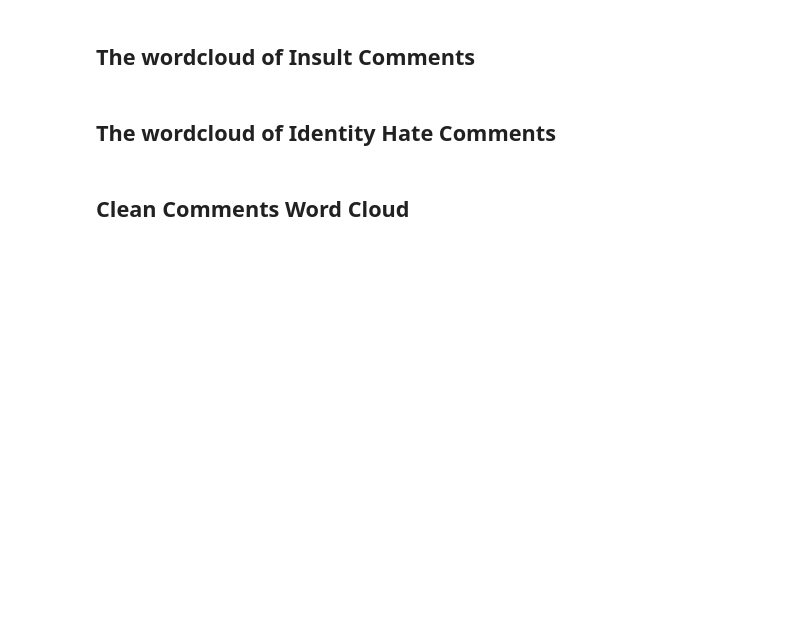
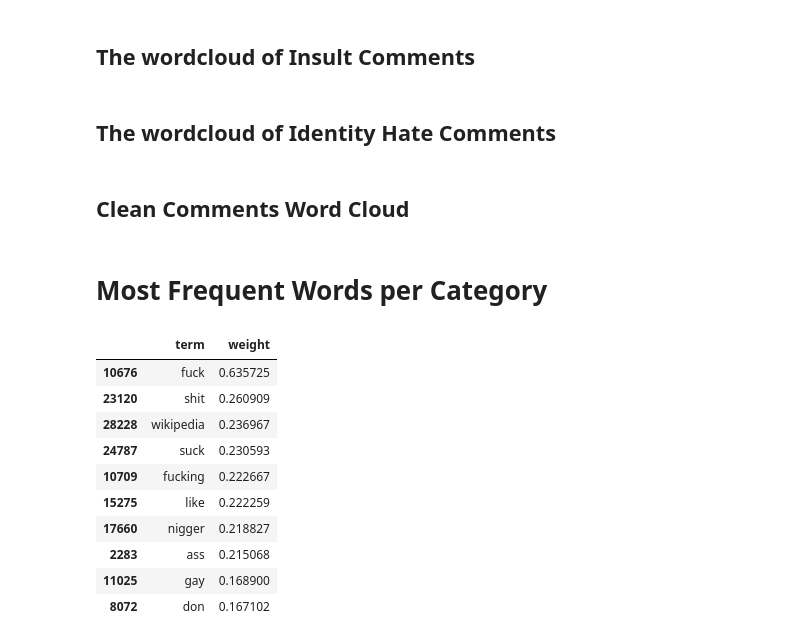
Before and after one commit to PuneetKohli/toxic_comment_classification, a Jupyter notebook: Data Exploration.ipynb, the cells around one changed output. Drawn from its saved outputs; the diff is of its cells as text; code cells hidden in the pictures; blank space fills up the shorter version.

```diff
--- a/Data Exploration.ipynb
+++ b/Data Exploration.ipynb
@@ -265,3 +265,35 @@ for i in range(3):
                mask_path='images/thumbs_logo.jpg',
                file_name="images/wordcloud/wordcloud_clean_"+wordcloud_exts[i]+".jpg",
                show=False)
+# %% [markdown]
+# Most Frequent Words per Category
+# %%
+word_vec = TfidfVectorizer(ngram_range=(1,1),
+               min_df=3, max_df=0.9, strip_accents='unicode', use_idf=1,
+               smooth_idf=1, sublinear_tf=1, analyzer='word', stop_words='english')
+# %%
+def category_to_tfidf(category):
+    tvec_weights = word_vec.fit_transform(category)
+    weights = np.asarray(tvec_weights.mean(axis=0)).ravel().tolist()
+    weights_df = pd.DataFrame({'term': word_vec.get_feature_names(), 'weight': weights})
+    return(weights_df.sort_values(by='weight', ascending=False).head(10))
+# %%
+toxic_idf=category_to_tfidf(toxic)
+severe_toxic_idf=category_to_tfidf(severe_toxic)
+threat_idf=category_to_tfidf(threat)
+insult_idf=category_to_tfidf(insult)
+obscene_idf=category_to_tfidf(obscene)
+identity_hate_idf=category_to_tfidf(identity_hate)
+toxic_idf
+# %% [output]
+|  | term | weight |
+| 10676 | fuck | 0.635725 |
+| 23120 | shit | 0.260909 |
+| 28228 | wikipedia | 0.236967 |
+| 24787 | suck | 0.230593 |
+| 10709 | fucking | 0.222667 |
+| 15275 | like | 0.222259 |
+| 17660 | nigger | 0.218827 |
+| 2283 | ass | 0.215068 |
+| 11025 | gay | 0.168900 |
+| 8072 | don | 0.167102 |
```
Also changed, not shown: parts of 2 cells of this notebook, 2 other files.
